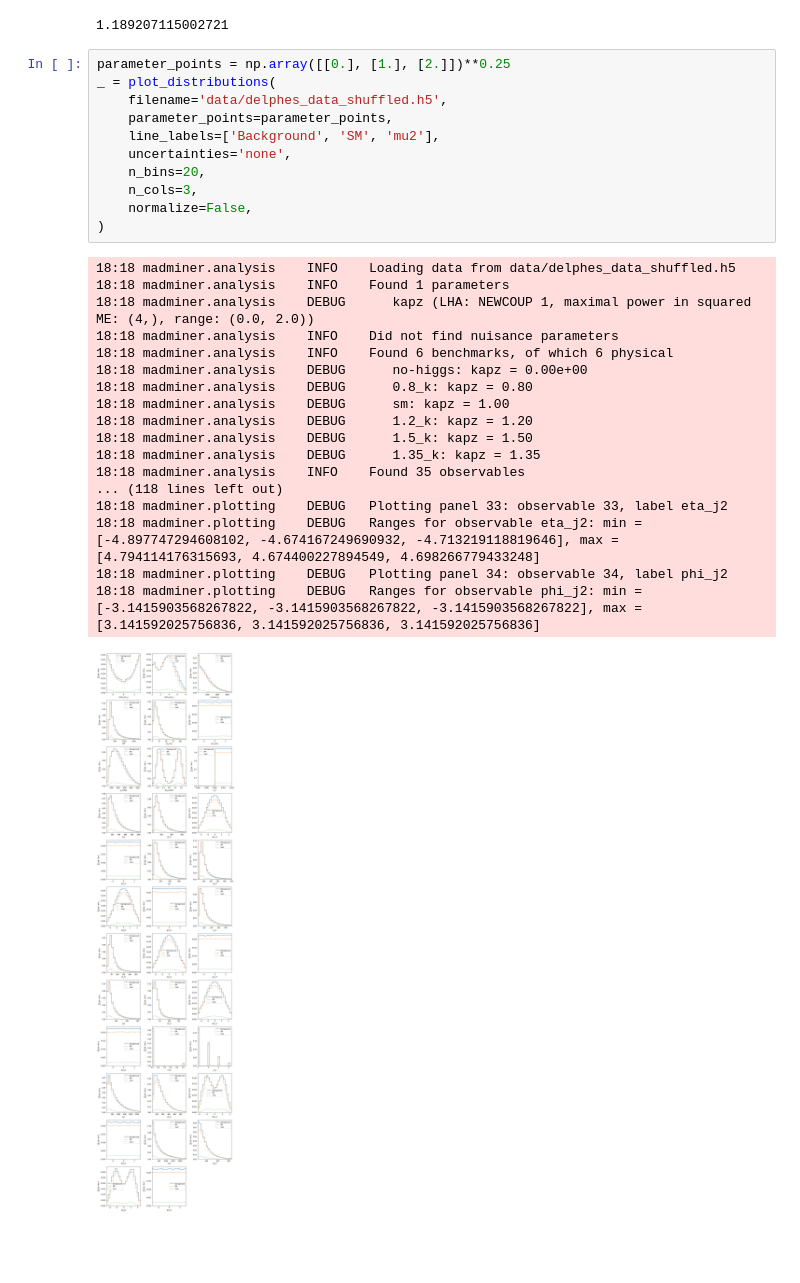
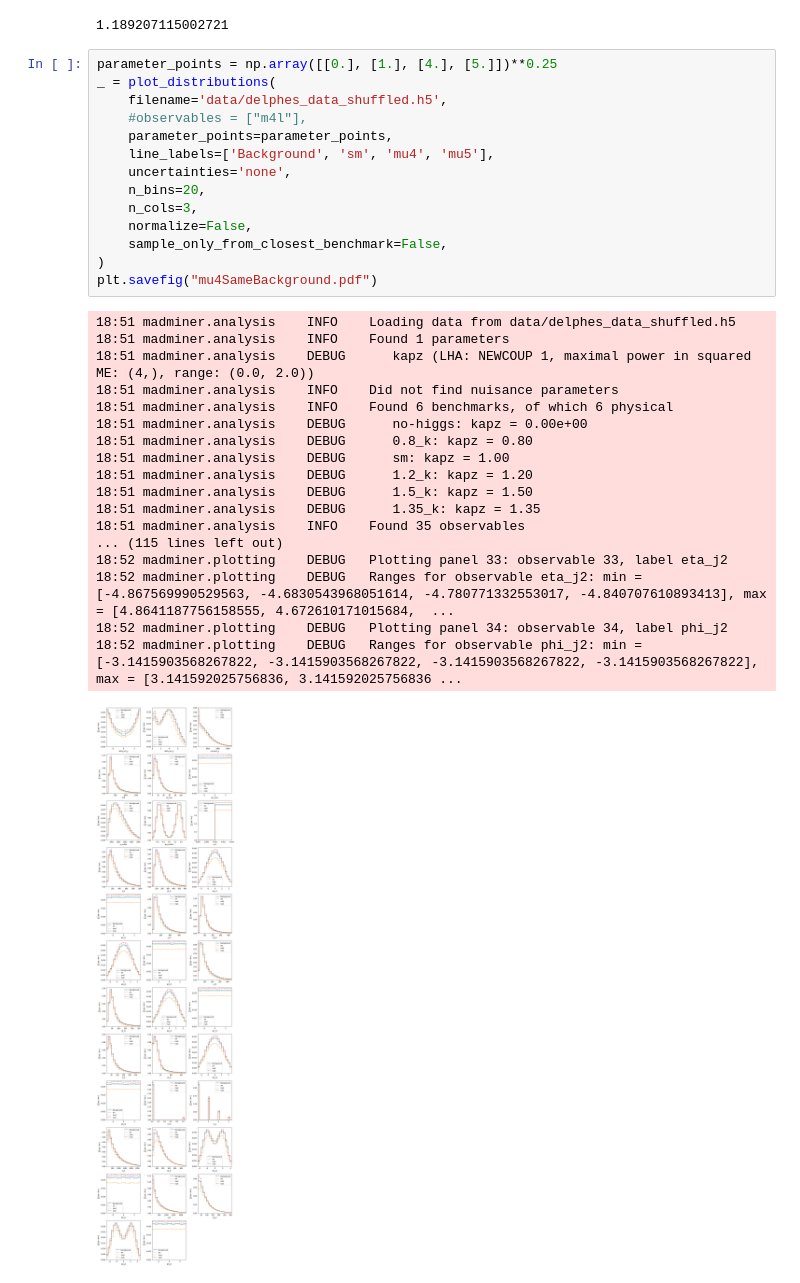
Before and after one commit to aghoshpub/LikelihoodFreeInterference, a Jupyter notebook: examples/tutorial_h4l/2b_plotting.ipynb, the cells around one changed output. Saved outputs shown, nothing was run; the diff lists cells and outputs as text; blank space fills up the shorter version.

Commit message:
sample from all benchmarks for plotting distributions

```diff
--- a/examples/tutorial_h4l/2b_plotting.ipynb
+++ b/examples/tutorial_h4l/2b_plotting.ipynb
@@ -170,32 +170,35 @@ array([[0.        ],
 # %% [output]
 1.189207115002721
 # %%
-parameter_points = np.array([[0.], [1.], [2.]])**0.25
+parameter_points = np.array([[0.], [1.], [4.], [5.]])**0.25
 _ = plot_distributions(
     filename='data/delphes_data_shuffled.h5',
+    #observables = ["m4l"],
     parameter_points=parameter_points,
-    line_labels=['Background', 'SM', 'mu2'],
+    line_labels=['Background', 'sm', 'mu4', 'mu5'],
     uncertainties='none',
     n_bins=20,
     n_cols=3,
     normalize=False,
+    sample_only_from_closest_benchmark=False,
 )
+plt.savefig("mu4SameBackground.pdf")
 # %% [output]
-18:18 madminer.analysis    INFO    Loading data from data/delphes_data_shuffled.h5
-18:18 madminer.analysis    INFO    Found 1 parameters
-18:18 madminer.analysis    DEBUG      kapz (LHA: NEWCOUP 1, maximal power in squared ME: (4,), range: (0.0, 2.0))
-18:18 madminer.analysis    INFO    Did not find nuisance parameters
-18:18 madminer.analysis    INFO    Found 6 benchmarks, of which 6 physical
-18:18 madminer.analysis    DEBUG      no-higgs: kapz = 0.00e+00
-18:18 madminer.analysis    DEBUG      0.8_k: kapz = 0.80
-18:18 madminer.analysis    DEBUG      sm: kapz = 1.00
-18:18 madminer.analysis    DEBUG      1.2_k: kapz = 1.20
-18:18 madminer.analysis    DEBUG      1.5_k: kapz = 1.50
-18:18 madminer.analysis    DEBUG      1.35_k: kapz = 1.35
-18:18 madminer.analysis    INFO    Found 35 observables
-... (118 lines left out)
-18:18 madminer.plotting    DEBUG   Plotting panel 33: observable 33, label eta_j2
-18:18 madminer.plotting    DEBUG   Ranges for observable eta_j2: min = [-4.897747294608102, -4.674167249690932, -4.713219118819646], max = [4.794114176315693, 4.674400227894549, 4.698266779433248]
-18:18 madminer.plotting    DEBUG   Plotting panel 34: observable 34, label phi_j2
-18:18 madminer.plotting    DEBUG   Ranges for observable phi_j2: min = [-3.1415903568267822, -3.1415903568267822, -3.1415903568267822], max = [3.141592025756836, 3.141592025756836, 3.141592025756836]
+18:51 madminer.analysis    INFO    Loading data from data/delphes_data_shuffled.h5
+18:51 madminer.analysis    INFO    Found 1 parameters
+18:51 madminer.analysis    DEBUG      kapz (LHA: NEWCOUP 1, maximal power in squared ME: (4,), range: (0.0, 2.0))
+18:51 madminer.analysis    INFO    Did not find nuisance parameters
+18:51 madminer.analysis    INFO    Found 6 benchmarks, of which 6 physical
+18:51 madminer.analysis    DEBUG      no-higgs: kapz = 0.00e+00
+18:51 madminer.analysis    DEBUG      0.8_k: kapz = 0.80
+18:51 madminer.analysis    DEBUG      sm: kapz = 1.00
+18:51 madminer.analysis    DEBUG      1.2_k: kapz = 1.20
+18:51 madminer.analysis    DEBUG      1.5_k: kapz = 1.50
+18:51 madminer.analysis    DEBUG      1.35_k: kapz = 1.35
+18:51 madminer.analysis    INFO    Found 35 observables
+... (115 lines left out)
+18:52 madminer.plotting    DEBUG   Plotting panel 33: observable 33, label eta_j2
+18:52 madminer.plotting    DEBUG   Ranges for observable eta_j2: min = [-4.867569990529563, -4.6830543968051614, -4.780771332553017, -4.840707610893413], max = [4.8641187756158555, 4.672610171015684,  ...
+18:52 madminer.plotting    DEBUG   Plotting panel 34: observable 34, label phi_j2
+18:52 madminer.plotting    DEBUG   Ranges for observable phi_j2: min = [-3.1415903568267822, -3.1415903568267822, -3.1415903568267822, -3.1415903568267822], max = [3.141592025756836, 3.141592025756836 ...
-[figure, old version]
+[figure, new version]
```
Also changed, not shown: parts of 2 cells of this notebook.
